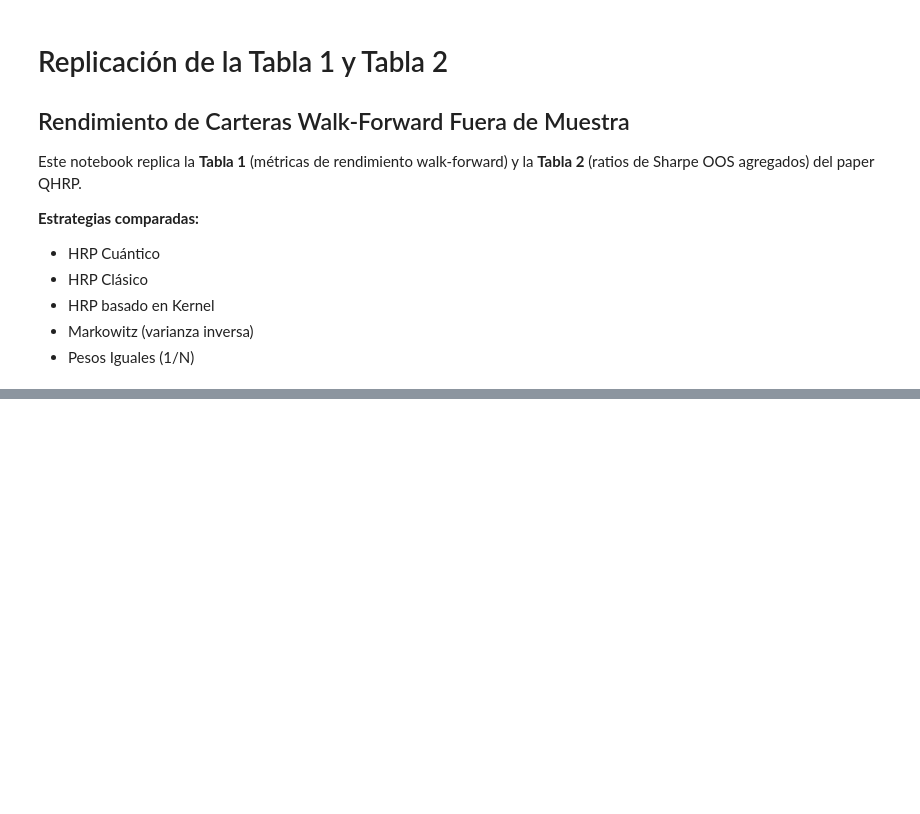
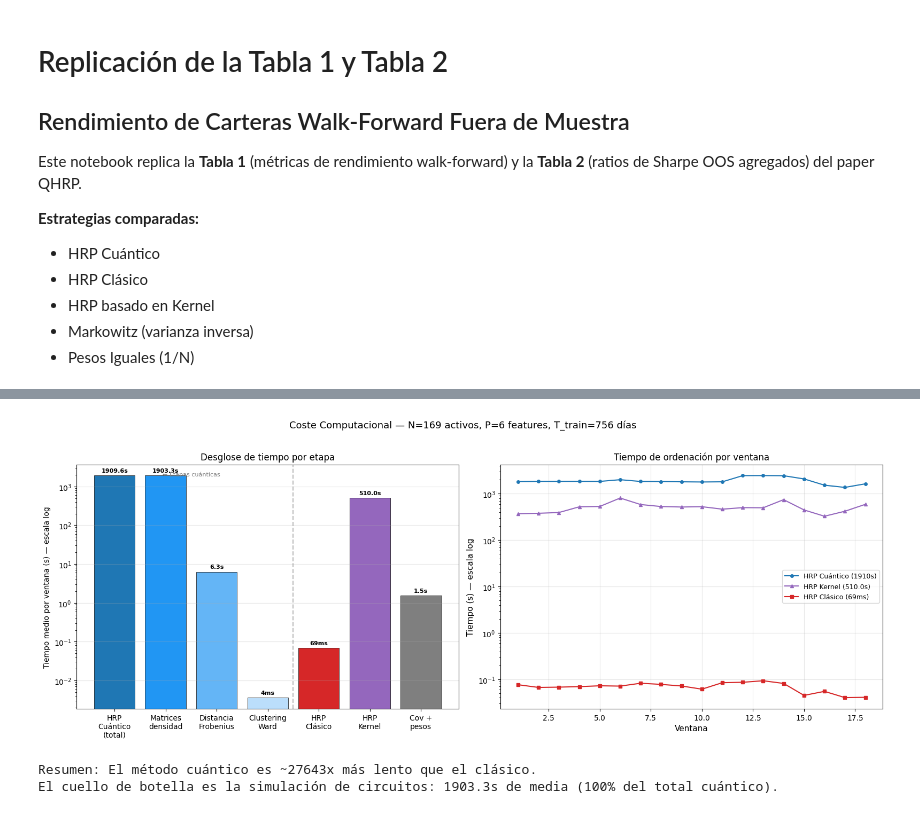
Before and after one commit to ikergs03/tfg-pricing-european-call-qae, a Jupyter notebook: src/results/result.ipynb, the cells around one changed output, grey strips where cells are left out. Cells and saved outputs as stored; diff of their text form; code cells hidden in the pictures; blank space fills up the shorter version.

```diff
--- a/src/results/result.ipynb
+++ b/src/results/result.ipynb
@@ -477,0 +583,64 @@ plt.show()
+# %%
+# ══════════════════════════════════════════════════════════════════════════
+# Gráfico comparativo de tiempos por método
+# ══════════════════════════════════════════════════════════════════════════
+fig, axes = plt.subplots(1, 2, figsize=(16, 6))
+
+# ── Panel izquierdo: barras agrupadas con escala logarítmica ──
+method_names = ["HRP\nCuántico\n(total)", "Matrices\ndensidad", "Distancia\nFrobenius",
+                "Clustering\nWard", "HRP\nClásico", "HRP\nKernel", "Cov +\npesos"]
+method_times = [
+    np.mean(t_quantum_total),
+    np.mean(timings["quantum_density"]),
+    np.mean(timings["quantum_distance"]),
+    np.mean(timings["quantum_ordering"]),
+    np.mean(timings["classical_ordering"]),
+    np.mean(timings["kernel_ordering"]),
+    np.mean(timings["covariance_weights"]),
+]
+bar_colors = ["tab:blue", "#2196F3", "#64B5F6", "#BBDEFB", "tab:red", "tab:purple", "tab:gray"]
+
+bars = axes[0].bar(method_names, method_times, color=bar_colors, edgecolor="black", linewidth=0.5)
+
+# Añadir etiquetas de valor sobre cada barra
+for bar, val in zip(bars, method_times):
+    if val >= 1:
+        label = f"{val:.1f}s"
+    else:
+        label = f"{val*1000:.0f}ms"
+    axes[0].text(bar.get_x() + bar.get_width() / 2, bar.get_height() * 1.15,
+                 label, ha="center", va="bottom", fontsize=8, fontweight="bold")
+
+axes[0].set_yscale("log")
+axes[0].set_ylabel("Tiempo medio por ventana (s) — escala log", fontsize=10)
+axes[0].set_title("Desglose de tiempo por etapa", fontsize=12)
+axes[0].grid(axis="y", alpha=0.3)
+# Separador visual entre etapas cuánticas y el resto
+axes[0].axvline(x=3.5, color="gray", linestyle="--", alpha=0.5)
+axes[0].text(1.5, axes[0].get_ylim()[1] * 0.5, "← Etapas cuánticas", fontsize=8, color="gray", ha="center")
+
+# ── Panel derecho: evolución del tiempo por ventana (log) ──
+wins = range(1, len(timings["quantum_density"]) + 1)
+axes[1].plot(wins, t_quantum_total, "o-", color="tab:blue", markersize=4, label=f"HRP Cuántico ({np.mean(t_quantum_total):.0f}s)")
+axes[1].plot(wins, t_kernel_total, "^-", color="tab:purple", markersize=4, label=f"HRP Kernel ({np.mean(t_kernel_total):.1f}s)")
+axes[1].plot(wins, t_classical_total, "s-", color="tab:red", markersize=4, label=f"HRP Clásico ({np.mean(t_classical_total)*1000:.0f}ms)")
+axes[1].set_yscale("log")
+axes[1].set_xlabel("Ventana", fontsize=11)
+axes[1].set_ylabel("Tiempo (s) — escala log", fontsize=11)
+axes[1].set_title("Tiempo de ordenación por ventana", fontsize=12)
+axes[1].legend(fontsize=9)
+axes[1].grid(alpha=0.3)
+
+plt.suptitle(f"Coste Computacional — N={N} activos, P=6 features, T_train={TRAINING_WINDOW} días", fontsize=13, y=1.02)
+plt.tight_layout()
+fig.savefig(os.path.join(OUT_DIR, "tabla3-tiempos-computacionales.png"), dpi=300, bbox_inches="tight")
+fig.savefig(os.path.join(OUT_DIR, "tabla3-tiempos-computacionales.pdf"), bbox_inches="tight")
+plt.show()
+
+print(f"\nResumen: El método cuántico es ~{ratio_qc:.0f}x más lento que el clásico.")
+print(f"El cuello de botella es la simulación de circuitos: {np.mean(timings['quantum_density']):.1f}s de media "
+      f"({np.mean(timings['quantum_density'])/np.mean(t_quantum_total)*100:.0f}% del total cuántico).")
+# %% [output]
+[figure, added]
+Resumen: El método cuántico es ~27643x más lento que el clásico.
+El cuello de botella es la simulación de circuitos: 1903.3s de media (100% del total cuántico).
```
Also changed, not shown: parts of 13 cells of this notebook, 5 other files.
